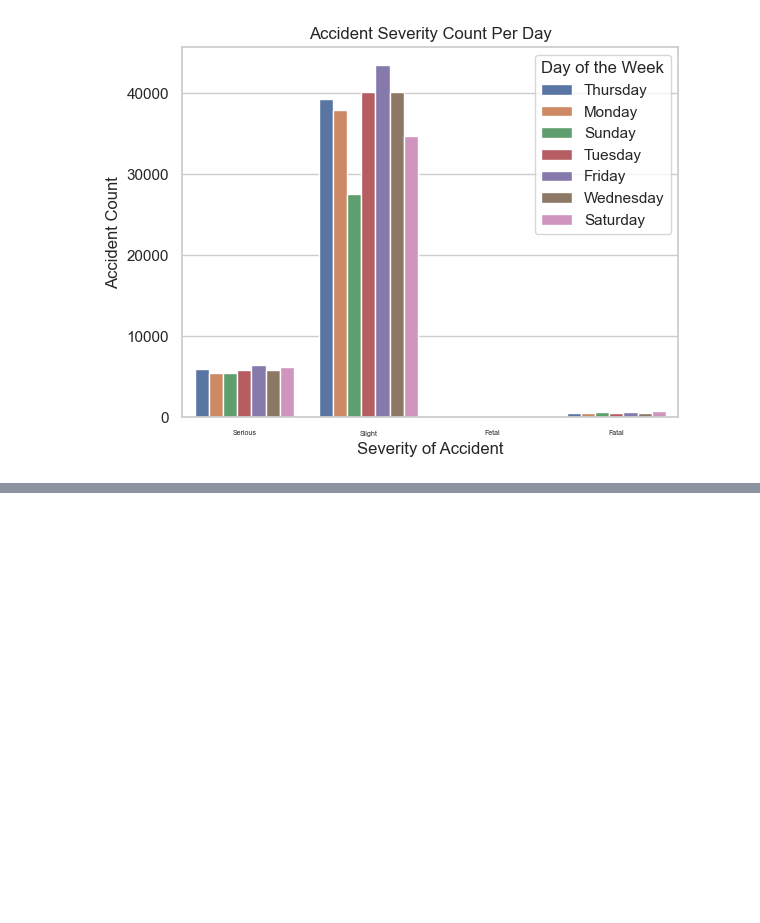
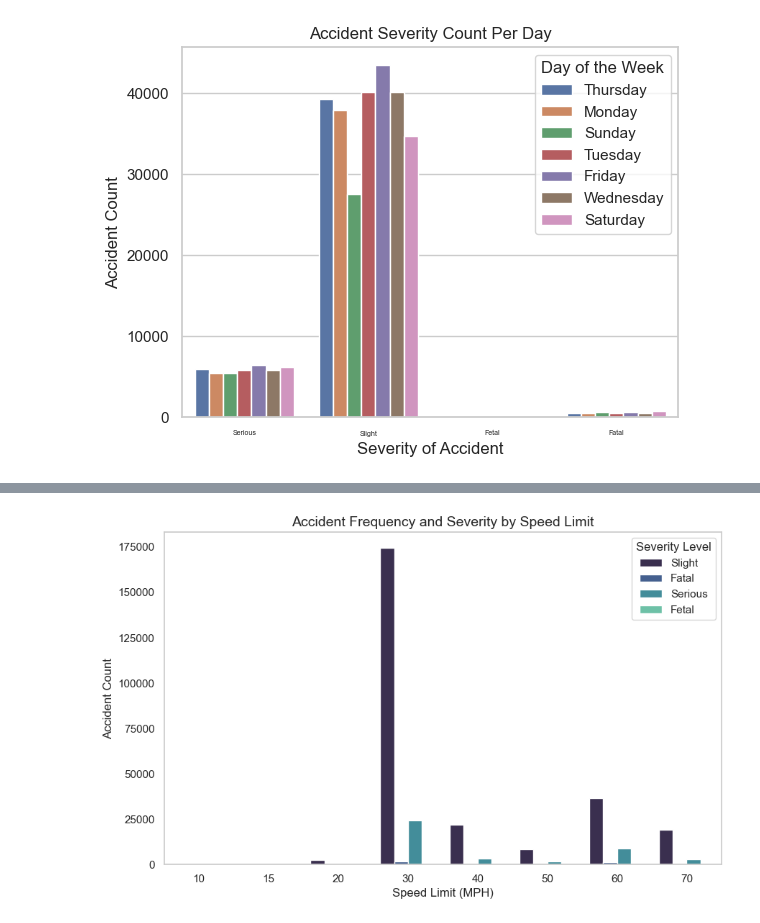
Before and after one commit to jutinwang/A1---CSI4142---GR48, a Jupyter notebook: G48-A1.ipynb, the cells around one changed output, grey strips where cells are left out. Saved outputs shown, nothing was run; the diff lists cells and outputs as text; code cells hidden in the pictures; blank space fills up the shorter version.

```diff
--- a/G48-A1.ipynb
+++ b/G48-A1.ipynb
@@ -501,0 +513,18 @@ plt.show()
+# %%
+# Code for Inisght 6
+
+# Countplot for speed limits and accident severity
+plt.figure(figsize=(10, 6))
+sns.countplot(data=trafficSet, x="Speed_limit", hue="Accident_Severity", palette="mako")
+
+# Setting the title, labels, and a legend.
+plt.title("Accident Frequency and Severity by Speed Limit", fontsize=14)
+plt.xlabel("Speed Limit (MPH)", fontsize=12)
+plt.ylabel("Accident Count", fontsize=12)
+plt.legend(title="Severity Level")
+
+# Setting grid lines across the Y axis and displaying the graph.
+plt.grid(axis='y')
+plt.show()
+# %% [output]
+[figure, added]
```
Also changed, not shown: parts of 45 cells of this notebook.
